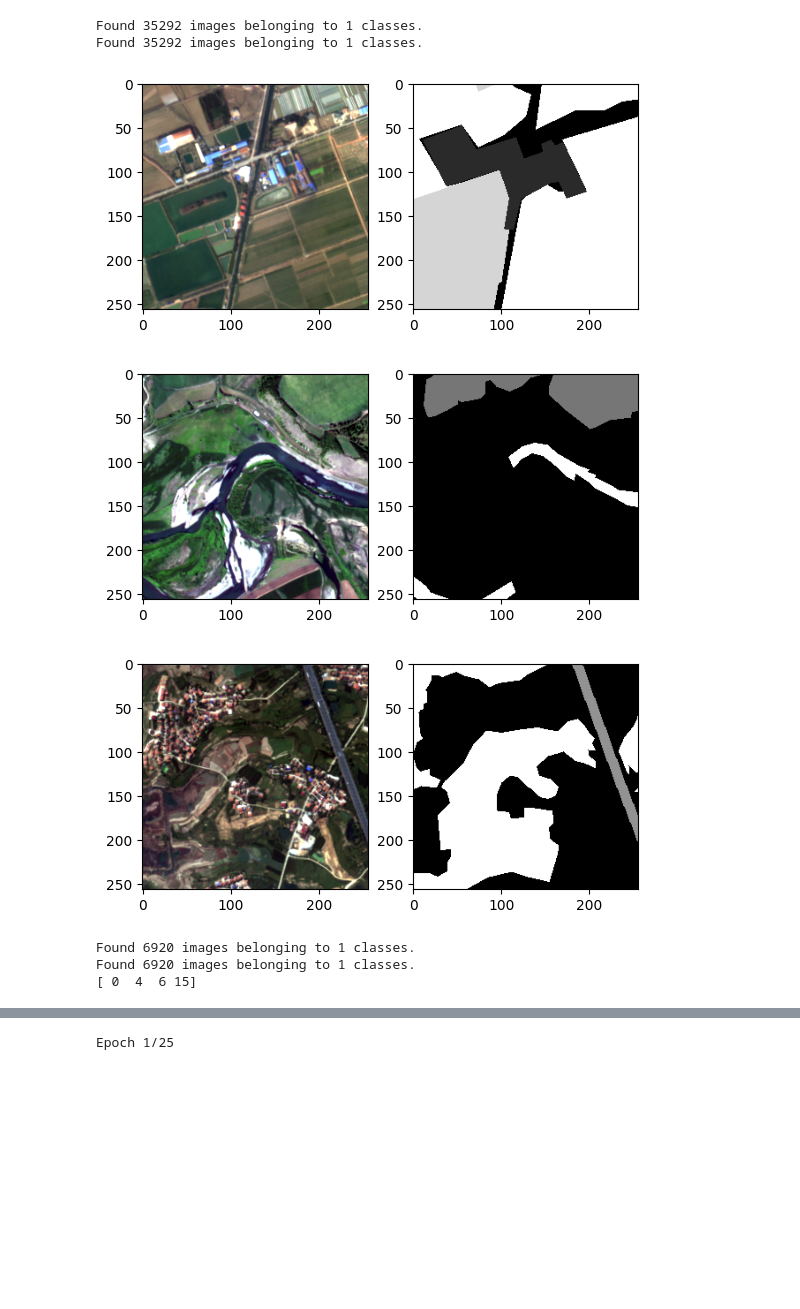
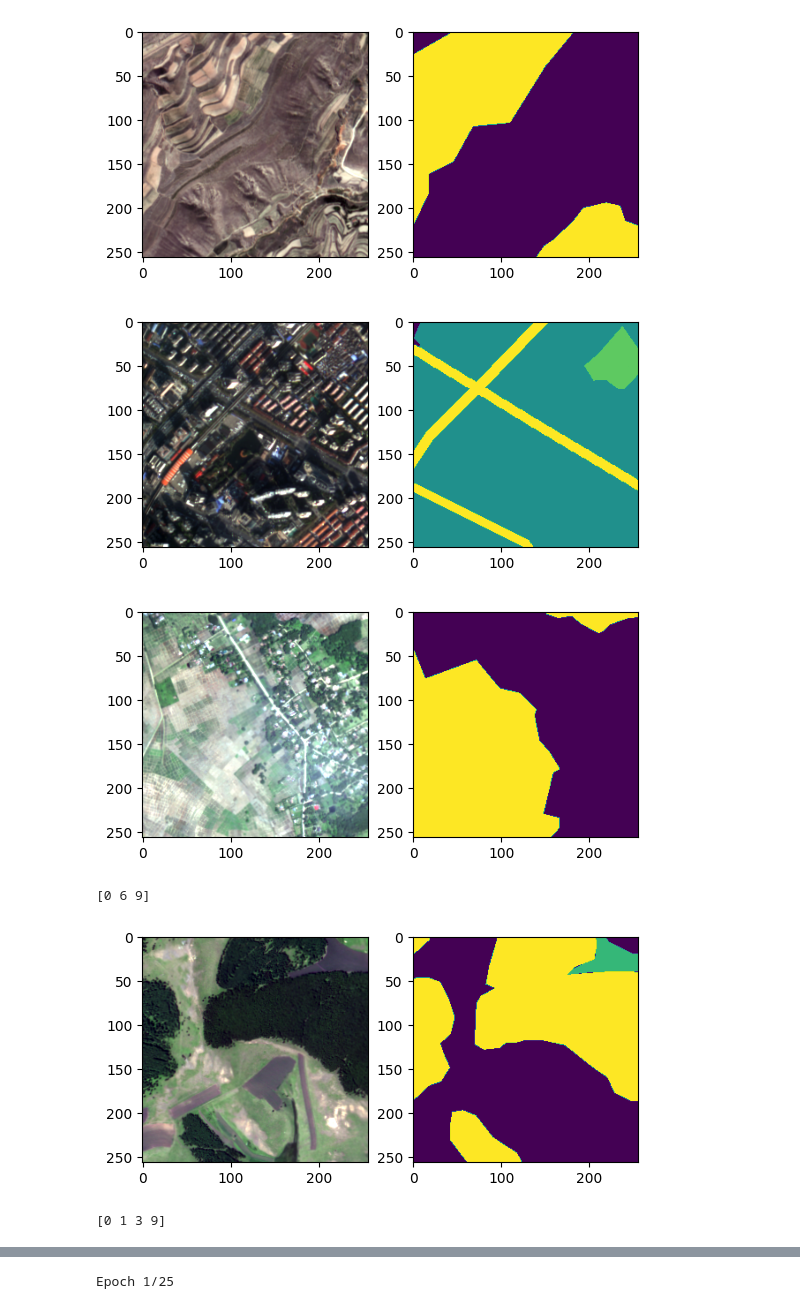
Before and after one commit to grannycola/satellite_image_segmentation, a Jupyter notebook: Segmentations models.ipynb, the cells around one changed output, grey strips where cells are left out. Drawn from its saved outputs; the diff is of its cells as text; code cells hidden in the pictures; blank space fills up the shorter version.

```diff
--- a/Segmentations models.ipynb
+++ b/Segmentations models.ipynb
@@ -90,41 +116,39 @@ def trainGenerator(train_img_path, train_mask_path, num_class):
 # %%
 train_img_path = "data/data_for_keras_aug/train_images/"
 train_mask_path = "data/data_for_keras_aug/train_masks/"
-train_img_gen = trainGenerator(train_img_path, train_mask_path, num_class=16)
+train_img_gen = trainGenerator(train_img_path, train_mask_path, num_class=n_classes)
 
 val_img_path = "data/data_for_keras_aug/val_images/"
 val_mask_path = "data/data_for_keras_aug/val_masks/"
-val_img_gen = trainGenerator(val_img_path, val_mask_path, num_class=16)
+val_img_gen = trainGenerator(val_img_path, val_mask_path, num_class=n_classes)
 # %%
 x, y = train_img_gen.__next__()
 
 for i in range(0,3):
     image = x[i]
     mask = np.argmax(y[i], axis=2)
     plt.subplot(1,2,1)
     plt.imshow(image)
     plt.subplot(1,2,2)
-    plt.imshow(mask, cmap='gray')
+    plt.imshow(mask, cmap='viridis')
     plt.show()
 
 x_val, y_val = val_img_gen.__next__()
 
 for i in range(0,3):
     image = x_val[i]
     mask = np.argmax(y_val[i], axis=2)
     plt.subplot(1,2,1)
     plt.imshow(image)
 
     plt.subplot(1,2,2)
-    plt.imshow(mask, cmap='gray')
+    plt.imshow(mask, cmap='viridis')
     print(np.unique(mask))
     plt.show()
 # %% [output]
-Found 35292 images belonging to 1 classes.
-Found 35292 images belonging to 1 classes.
-[figure, old version]
+[figure, new version]
-[figure, old version]
+[figure, new version]
-[figure, old version]
+[figure, new version]
+[0 6 9]
+[figure, new version]
-Found 6920 images belonging to 1 classes.
-Found 6920 images belonging to 1 classes.
-[ 0  4  6 15]
+[0 1 3 9]
```
Also changed, not shown: parts of 19 cells of this notebook, 3 other files.
